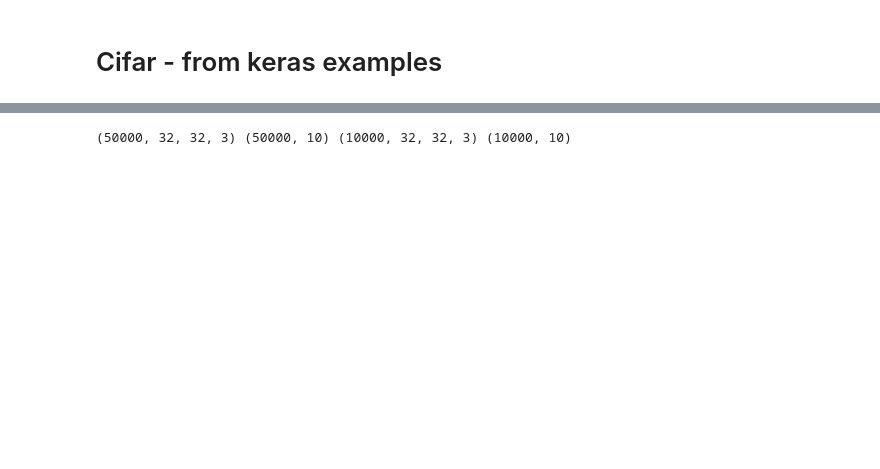
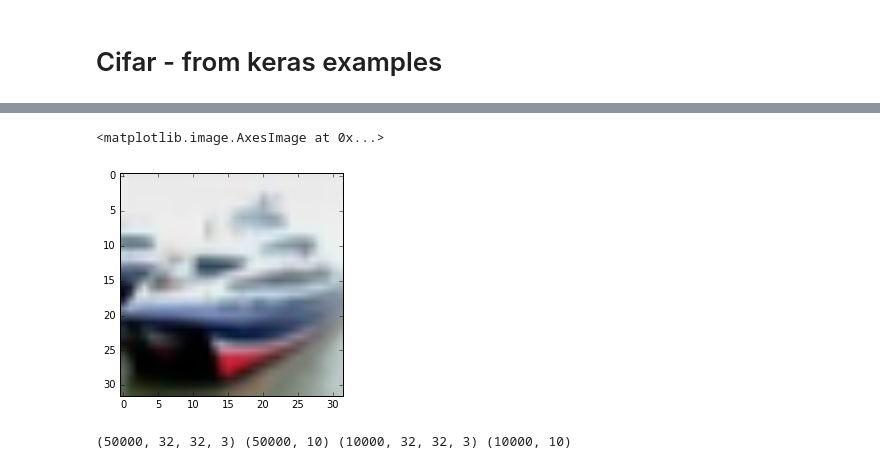
Before and after one commit to gabrielle-ong/deep-learning-keras-tensorflow, a Jupyter notebook: 2.2.2 Supervised Learning - ConvNet HandsOn Part IV.ipynb, the cells around one changed output, grey strips where cells are left out. Saved outputs shown, nothing was run; the diff lists cells and outputs as text; code cells hidden in the pictures; blank space fills up the shorter version.

```diff
--- a/2.2.2 Supervised Learning - ConvNet HandsOn Part IV.ipynb
+++ b/2.2.2 Supervised Learning - ConvNet HandsOn Part IV.ipynb
@@ -10,3 +23,8 @@ import matplotlib.pyplot as plt
+# %%
+plt.imshow(X_test[1])
+# %% [output]
+<matplotlib.image.AxesImage at 0x...>
+[figure, added]
 # %%
 # exercise - implement convnet on Cifar10
 from keras.models import Sequential
```
Also changed, not shown: parts of 4 cells of this notebook, 3 other files.
